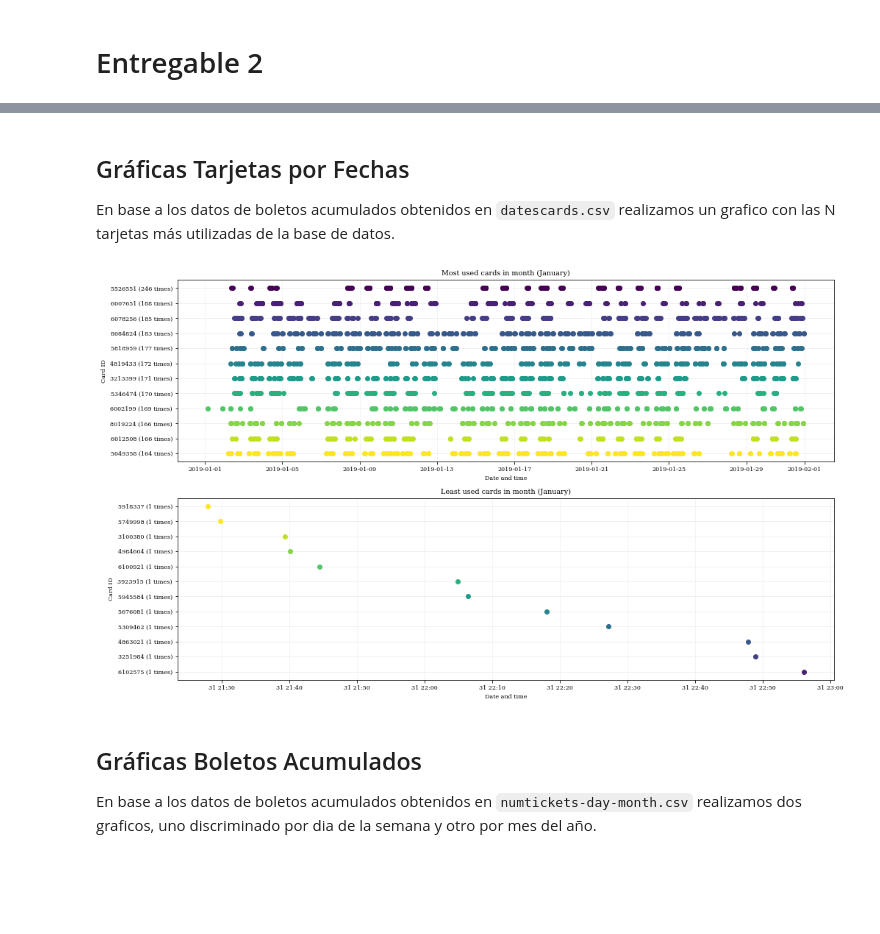
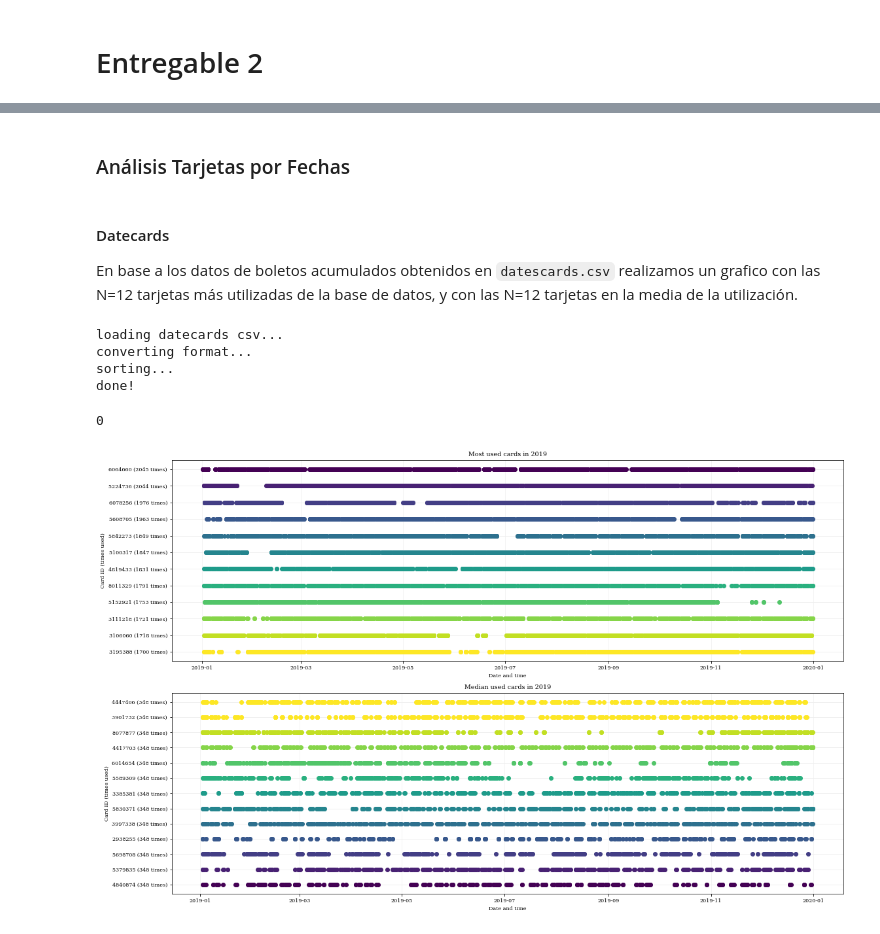
Before and after one commit to ekocian/mentoria-transporte-urbano-g1, a Jupyter notebook: entregable_2.ipynb, the cells around one changed output, grey strips where cells are left out. Cells and saved outputs as stored; diff of their text form; code cells hidden in the pictures; blank space fills up the shorter version.

```diff
--- a/entregable_2.ipynb
+++ b/entregable_2.ipynb
@@ -22,8 +133,8 @@ donde `acc` refiere al totalizador y donde las columnas representan los dias de
 
 * `datescards.csv` Este csv cuenta con una fila por cada tarjeta en la que se listan las fechas en las cuales la misma fue utilizada con la siguiente estructura: `|'card-id'|'date-1'|'date-2'|'date-3'|...` donde `card-id` es le número de la tarjeta continuada con a lista de `date-N` en las cuales la misma fue usada.
 # %%
-# [numtickets] two dimensional output list (keys: week-day, month - value: total ticket count)
-numtickets = []
+# this script can take 600 (!) minutes or more
+
 # [datescards] two dimensional output list (key: card number - value: list of dates used)
 datescards = []
 
@@ -31,8 +142,7 @@ datescards = []
 cards = []
 
 # iterate by month 1-12
-numtickets.append(['month','acc-month','acc-sun','acc-mon','acc-tue','acc-wed','acc-thu','acc-fri','acc-sat'])
-for i in range(1, 12):
+for i in range(1, 13):
 
     # get list of csv file in zip for this month
     print('processing month', i)
@@ -41,9 +151,6 @@ for i in range(1, 12):
         csv_list = zip_file.infolist()
     except:
         continue
-
-    # [numtickets] add row for this month in output list
-    numtickets.append([i,0,0,0,0,0,0,0,0])
 
     # iterate for each day in month
     for csv_file in csv_list:
@@ -65,8 +172,6 @@ for i in range(1, 12):
             linea = row[4]
             sentido = row[5]
 
-            # [numtickets] accumulate numticket for this entry
-            numtickets[-1][int(fecha.strftime('%w'))+2] += 1
             # [datescards] accumualte date in datescards for this card
             if tarjeta in cards:
                 index = cards.index(tarjeta)
@@ -75,13 +180,6 @@ for i in range(1, 12):
                 datescards.append([tarjeta, fecha])
                 cards.append(tarjeta)
 
-        # accumulate per month
-        numtickets[-1][1] = np.sum(numtickets[-1][2:])
-
-# [numtickets] save output list as csv
-with open('processed-data/numtickets-day-month.csv', 'w') as file:
-    write = csv.writer(file)
-    write.writerows(numtickets)
 # [datescards] save output list as csv
 with open('processed-data/datescards.csv', 'w') as file:
     write = csv.writer(file)
@@ -96,62 +456,63 @@ KeyboardInterrupt:
+# %% [markdown]
+### Análisis Tarjetas por Fechas
 # %% [markdown]
-## Gráficas Tarjetas por Fechas
-
-En base a los datos de boletos acumulados obtenidos en `datescards.csv` realizamos un grafico con las N tarjetas más utilizadas de la base de datos.
+#### Datecards
+En base a los datos de boletos acumulados obtenidos en `datescards.csv` realizamos un grafico con las N=12 tarjetas más utilizadas de la base de datos, y con las N=12 tarjetas en la media de la utilización.
+# %%
+# running this function can take 3 minutes or more
+load_datescards()
+# %% [output]
+loading datecards csv...
+converting format...
+sorting...
+done!
+# %%
+# total cards registered in the year
+len(datescards)
+# %% [output]
+0
 # %%
-# read outlist from csv
-with open("processed-data/datescards.csv", 'r') as file:
-    csv_reader = csv.reader(file, delimiter=',')
-    datescards = list(csv_reader)
-
-# convert datetime format
-for d in range(len(datescards)):
-    datescards[d] = [datescards[d][0]] + [datetime.strptime(date, '%Y-%m-%d %H:%M:%S') for date in datescards[d][1:]]
-
-# sort cards by len of list
-datescards.sort(key=len, reverse=True)
-
 # plot config: two plots side by side
 font = {'family': 'serif',
         'weight': 'normal',
         'size': 8}
 plt.rc('font', **font)
 fig, axs = plt.subplots(nrows=2, ncols=1, figsize=(16, 10))
 
 # colormap
 color_map = cm.get_cmap('viridis', 12)
 
 # plot 1) N most used cards
 axs[0].grid(axis='x', which='both', color='0.95')
 axs[0].grid(axis='y', which='major', color='0.93')
 axs[0].grid(axis='y', which='minor', color='0.96')
 
-axs[0].set_title("Most used cards in month (January)")
+axs[0].set_title("Most used cards in 2019")
 axs[0].set_xlabel("Date and time")
-axs[0].set_ylabel("Card ID")
+axs[0].set_ylabel("Card ID (times used)")
 
 # plot N most used cards
 for n in reversed(range(12)):
     axs[0].scatter(datescards[n][1:], [item for item in [str(datescards[n][0]) + ' ({} times)'.format(len(datescards[n][1:]))] for i in range(len(datescards[n][1:]))],  color=color_map(n), zorder=10)
 
 # plot 2) N least used cards
 axs[1].grid(axis='x', which='both', color='0.95')
 axs[1].grid(axis='y', which='major', color='0.93')
 axs[1].grid(axis='y', which='minor', color='0.96')
 
-axs[1].set_title("Least used cards in month (January)")
+axs[1].set_title("Median used cards in 2019")
 axs[1].set_xlabel("Date and time")
-axs[1].set_ylabel("Card ID")
+axs[1].set_ylabel("Card ID (times used)")
 
-# plot n most used cards
-for n in range(1,13):
-    axs[1].scatter(datescards[-n][1:], [item for item in [str(datescards[-n][0]) + ' ({} times)'.format(len(datescards[-n][1:]))] for i in range(len(datescards[-n][1:]))],  color=color_map(n), zorder=10)
+# plot n median used cards
+median = round(len(datescards)/2)
+for n in range(median - 6, median + 7):
+    axs[1].scatter(datescards[-n][1:], [item for item in [str(datescards[-n][0]) + ' ({} times)'.format(len(datescards[-n][1:]))] for i in range(len(datescards[-n][1:]))],  color=color_map(n + 6 - median), zorder=10)
+
+plt.tight_layout()
 
 # save figure
-plt.savefig("processed-data/datescards.png", format='png')
-plt.savefig("processed-data/datescards.pdf", format='pdf')
+plt.savefig("processed-data/datescards.png", format='png', facecolor="w")
+plt.savefig("processed-data/datescards.pdf", format='pdf', facecolor="w")
 # %% [output]
-[figure, old version]
+[figure, new version]
-# %% [markdown]
-## Gráficas Boletos Acumulados
-
-En base a los datos de boletos acumulados obtenidos en `numtickets-day-month.csv` realizamos dos graficos, uno discriminado por dia de la semana y otro por mes del año.
```
Also changed, not shown: parts of 28 cells of this notebook, 5 other files.
